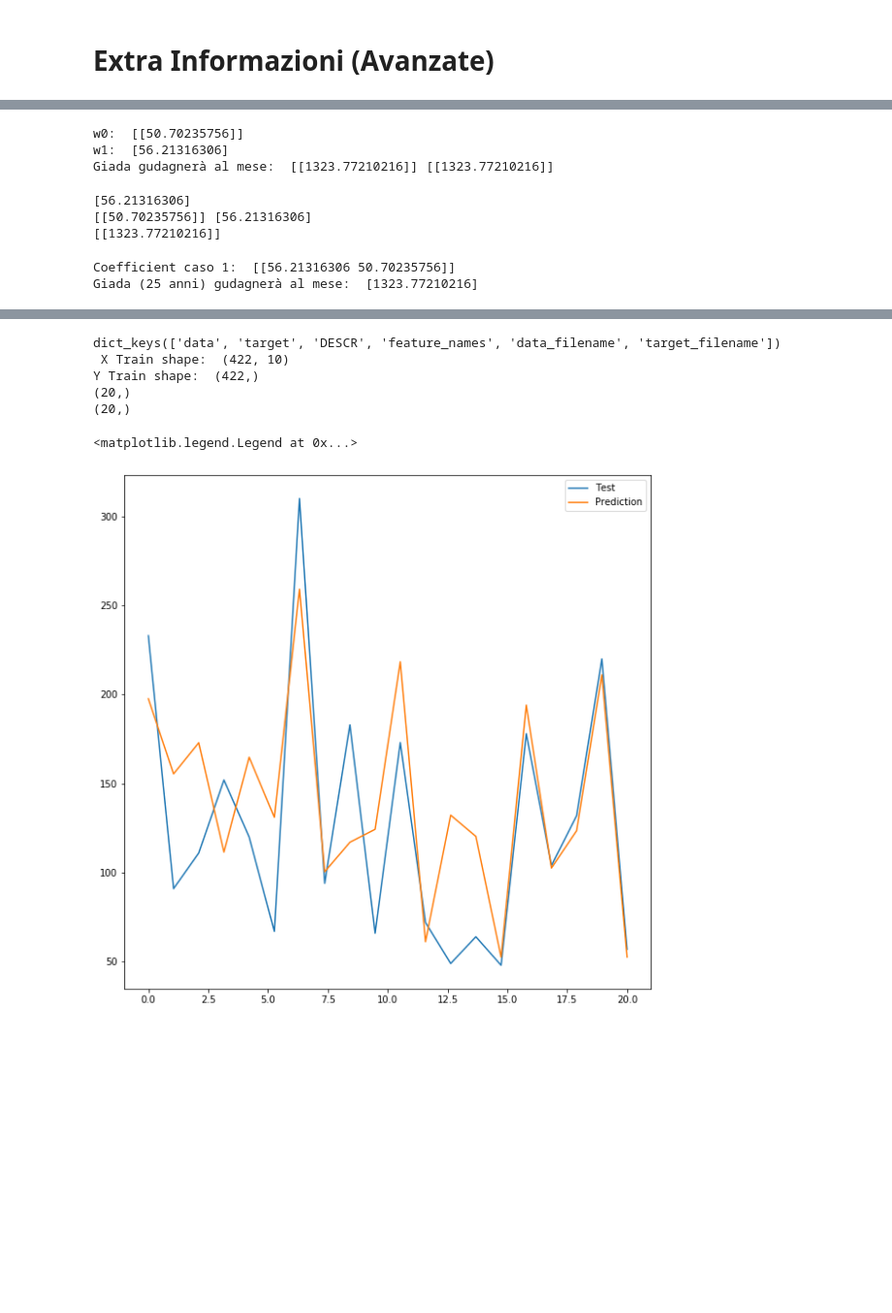
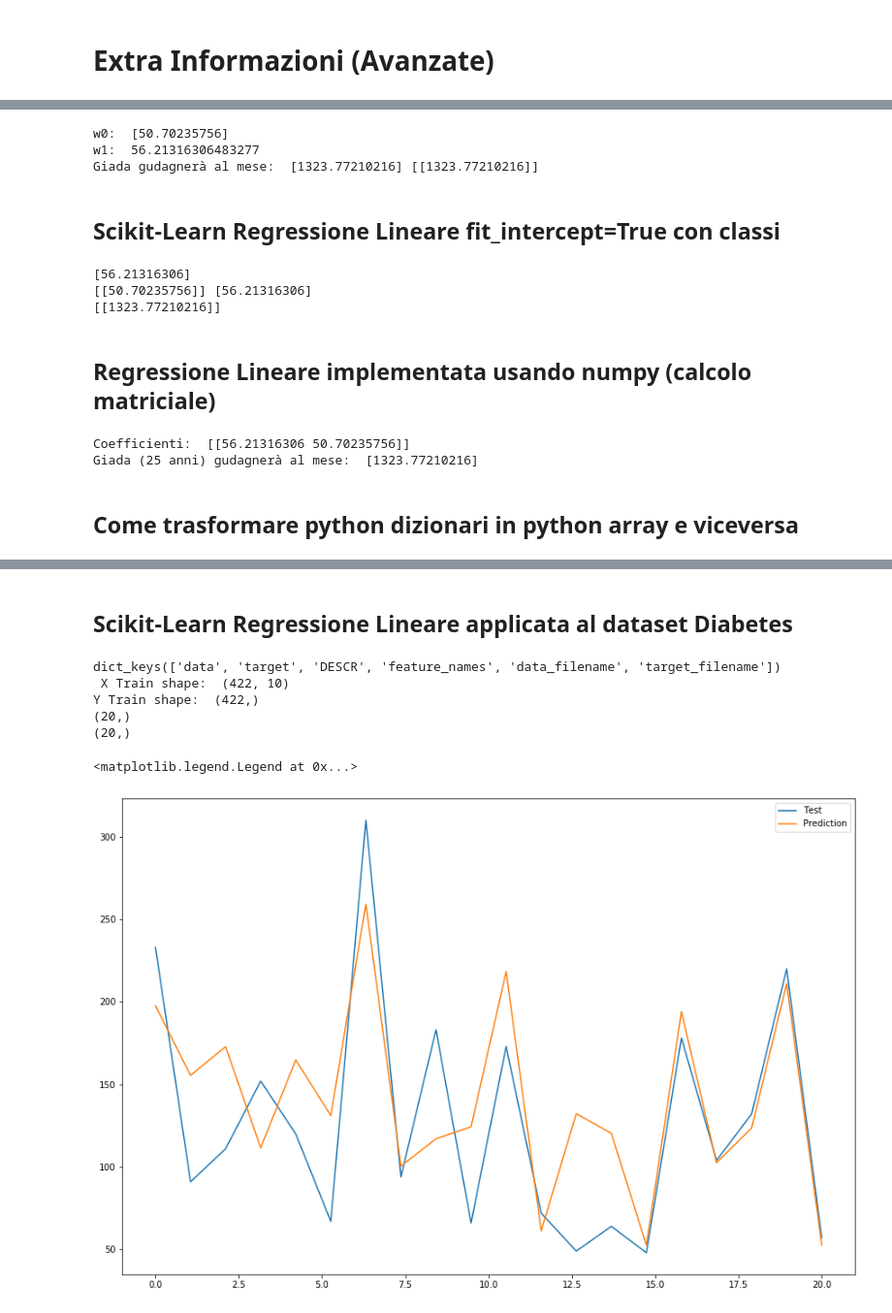
Before and after one commit to visiont3lab/machine_learning, a Jupyter notebook: 02-Regressione/RegressioneLineare.ipynb, the cells around one changed output, grey strips where cells are left out. Shown: that part at 97% size. Cells and saved outputs as stored; diff of their text form; code cells hidden in the pictures; blank space fills up the shorter version.

```diff
--- a/02-Regressione/RegressioneLineare.ipynb
+++ b/02-Regressione/RegressioneLineare.ipynb
@@ -191,8 +192,8 @@ class LinearRegressor:
       print(self.reg.intercept_) # Questo deve essere 0 se fit_intercept=false
       return self.reg.coef_
     def predict(self,X_test,coef_):
-      #Y_pred = self.reg.predict(X_test)
-      Y_pred = np.dot(coef_, X_test.T)
+      Y_pred = self.reg.predict(X_test)
+      #Y_pred = np.dot(coef_, X_test.T)
       return Y_pred
 
 myDataset=Dataset()
@@ -333,8 +335,8 @@ class LinearRegressor:
       print(self.reg.intercept_) # Questo deve essere 0 se fit_intercept=false
       return self.reg.coef_
     def predict(self,X_test,coef_):
-      #Y_pred = self.reg.predict(X_test)
-      Y_pred = np.dot(coef_, X_test.T)
+      Y_pred = self.reg.predict(X_test)
+      #Y_pred = np.dot(coef_, X_test.T)
       return Y_pred
 
 myDataset=Dataset()
@@ -571,8 +630,8 @@ reg = linear_model.LinearRegression(fit_intercept=True, normalize=False)
 # Y e X
 x = np.array([19,21,22,23,26,33,29])
 #X = np.vstack([np.ones(len(x)),x]).T
-X= np.array([[19],[21], [22], [23], [26], [33],[29]])
-Y_train= np.array([1100,1150,1155,1170,1200,1750,1640])
+X = np.array([[19],[21], [22], [23], [26], [33],[29]])
+Y = np.array([1100,1150,1155,1170,1200,1750,1640])
 #print(X)
 #print(Y)
 
@@ -590,9 +649,11 @@ Y_pred = reg.predict(X_test)
 Y_pred_ = w0 + w1*X_test
 print('Giada gudagnerà al mese: ', Y_pred, Y_pred_)
 # %% [output]
-w0:  [[50.70235756]]
-w1:  [56.21316306]
-Giada gudagnerà al mese:  [[1323.77210216]] [[1323.77210216]]
+w0:  [50.70235756]
+w1:  56.21316306483277
+Giada gudagnerà al mese:  [1323.77210216] [[1323.77210216]]
+# %% [markdown]
+## Scikit-Learn  Regressione Lineare fit_intercept=True con classi
 # %%
 #---------------------------------------------------------------------
 #---------------- CLASSE SCIKIT-LEARN REGRESSORE LINEARE -------------
@@ -637,6 +698,8 @@ print(Y_pred)
 [56.21316306]
 [[50.70235756]] [56.21316306]
 [[1323.77210216]]
+# %% [markdown]
+## Regressione Lineare implementata usando numpy (calcolo matriciale)
 # %%
 # Implementazione regressore lineare usando solo numpy
 #---------------------------------------------------------------------
@@ -681,8 +744,10 @@ X_test = 25
 Y_pred = w0 + w1*X_test
 print('Giada (25 anni) gudagnerà al mese: ', Y_pred)
 # %% [output]
-Coefficient caso 1:  [[56.21316306 50.70235756]]
+Coefficienti:  [[56.21316306 50.70235756]]
 Giada (25 anni) gudagnerà al mese:  [1323.77210216]
+# %% [markdown]
+## Come trasformare python dizionari in  python array e viceversa
 # %%
 #---------------------------------------------------------------------
 #---------------- Trasformare dizionari in Array --------- -----------
@@ -791,6 +856,8 @@ All keys inside array  ['data', 'target', 'target_names', 'DESCR', 'feature_name
 <class 'list'>
 <class 'list'>
 The lists are identical
+# %% [markdown]
+## Scikit-Learn Regressione Lineare applicata al dataset Diabetes
 # %%
 #-----------------------------------------------------------------------------------------------
 #----------------SCIKIT-LEARN REGRESSORE LINEARE APPLICATA A UN DATASET (DIABETES) -------------
@@ -801,7 +868,7 @@ The lists are identical
 # Importare i datasets
 from sklearn import datasets
 import matplotlib.pyplot as plt
-plt.rcParams['figure.figsize'] = [10, 10]
+plt.rcParams['figure.figsize'] = [15, 10]
 
 iris = datasets.load_iris() # Load iris dataset
 digits = datasets.load_digits() # Load digits dataset
@@ -840,31 +907,31 @@ data = dataset_scelto['data']
 target = dataset_scelto['target']
 X_train = data[:-20]
 Y_train = target[:-20]
 X_test = data[-20:]
 Y_test = target[-20:]
 
 print(" X Train shape: ",X_train.shape)
 print("Y Train shape: ", Y_train.shape)
 
 # Creiamo Regressore Lineare
 myLinearRegressor = LinearRegressor()
 coef_, intercept_ = myLinearRegressor.train(X_train,Y_train)
 # Cosa vogliamo predirre
 Y_pred = myLinearRegressor.predict(X_test, coef_, intercept_)
 
 # Plot
 print(Y_test.shape)
 print(Y_pred.shape)
 length = Y_pred.shape[0] # 20
 index_bar = np.linspace(0,length,length)
 plt.plot(index_bar, Y_test, label='Test')
 plt.plot(index_bar, Y_pred, label='Prediction')
 plt.legend()
 # %% [output]
 dict_keys(['data', 'target', 'DESCR', 'feature_names', 'data_filename', 'target_filename'])
  X Train shape:  (422, 10)
 Y Train shape:  (422,)
 (20,)
 (20,)
 <matplotlib.legend.Legend at 0x...>
-[figure, old version]
+[figure, new version]
```
Also changed, not shown: parts of 26 cells of this notebook.
